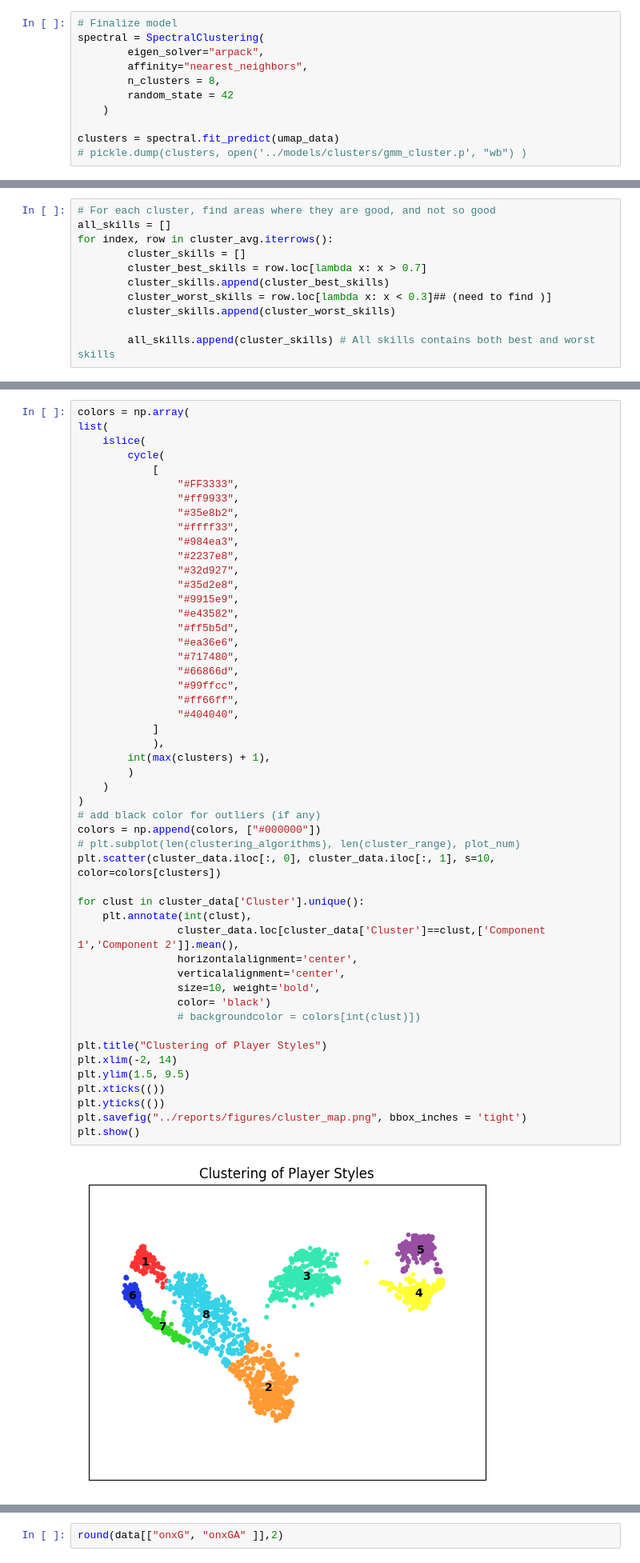
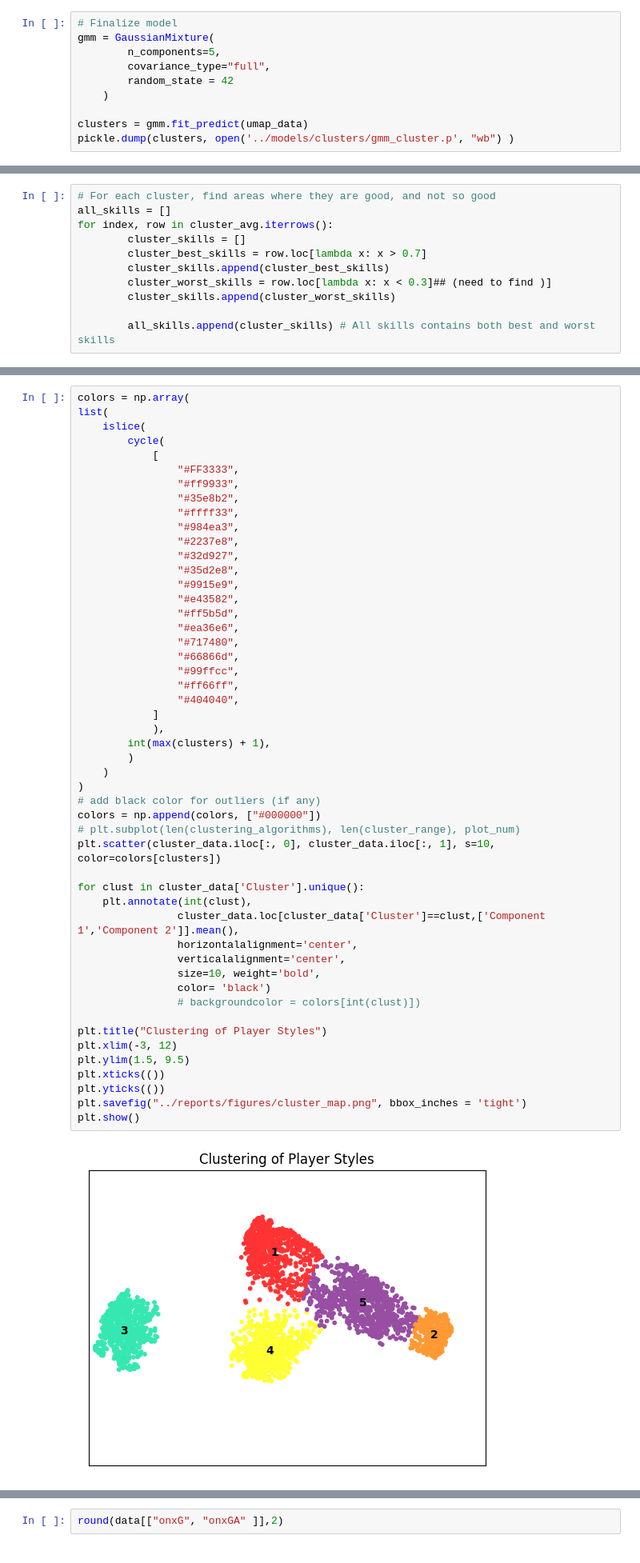
Before and after one commit to marcjbaron/soccer_scouting, a Jupyter notebook: notebooks/PtIII_cluster_analysis.ipynb, the cells around one changed output, grey strips where cells are left out. Shown at 80% size. Saved outputs shown, nothing was run; the diff lists cells and outputs as text.

```diff
--- a/notebooks/PtIII_cluster_analysis.ipynb
+++ b/notebooks/PtIII_cluster_analysis.ipynb
@@ -318,12 +318,11 @@ BIC starts to elbow around 14, so stick with 14 clusters, Gaussian mixture. Have
 Need to be able to match player names to clusters and actually figure out what they do
 # %%
 # Finalize model
-spectral = SpectralClustering(
-        eigen_solver="arpack",
-        affinity="nearest_neighbors",
-        n_clusters = 8,
+gmm = GaussianMixture(
+        n_components=5,
+        covariance_type="full",
         random_state = 42
     )
 
-clusters = spectral.fit_predict(umap_data)
-# pickle.dump(clusters, open('../models/clusters/gmm_cluster.p', "wb") )
+clusters = gmm.fit_predict(umap_data)
+pickle.dump(clusters, open('../models/clusters/gmm_cluster.p', "wb") )
@@ -426,35 +442,35 @@ list(
                 "#99ffcc",
                 "#ff66ff",
                 "#404040",
             ]
             ),
         int(max(clusters) + 1),
         )
     )
 )
 # add black color for outliers (if any)
 colors = np.append(colors, ["#000000"])
 # plt.subplot(len(clustering_algorithms), len(cluster_range), plot_num)
 plt.scatter(cluster_data.iloc[:, 0], cluster_data.iloc[:, 1], s=10, color=colors[clusters])
 
 for clust in cluster_data['Cluster'].unique():
     plt.annotate(int(clust),
                 cluster_data.loc[cluster_data['Cluster']==clust,['Component 1','Component 2']].mean(),
                 horizontalalignment='center',
                 verticalalignment='center',
                 size=10, weight='bold',
                 color= 'black')
                 # backgroundcolor = colors[int(clust)])
 
 plt.title("Clustering of Player Styles")
-plt.xlim(-2, 14)
+plt.xlim(-3, 12)
 plt.ylim(1.5, 9.5)
 plt.xticks(())
 plt.yticks(())
 plt.savefig("../reports/figures/cluster_map.png", bbox_inches = 'tight')
 plt.show()
 # %% [output]
-[figure, old version]
+[figure, new version]
 # %%
 cluster_avg
 # %% [output]
```
Also changed, not shown: parts of 14 cells of this notebook, 20 other files.
